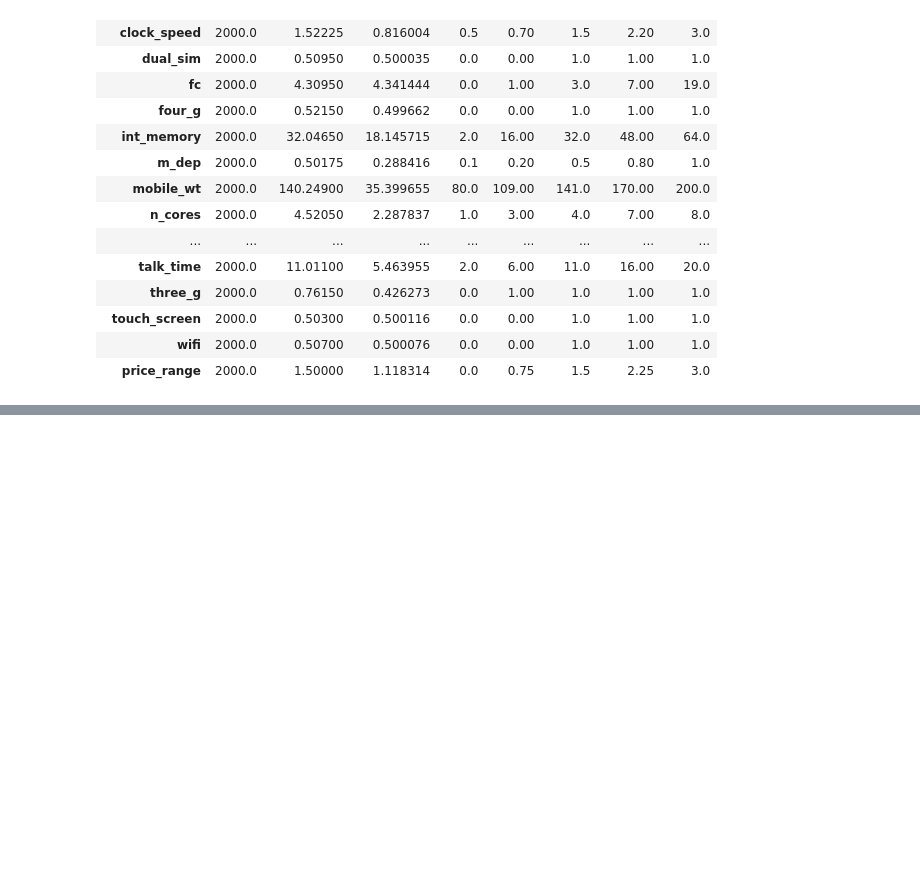
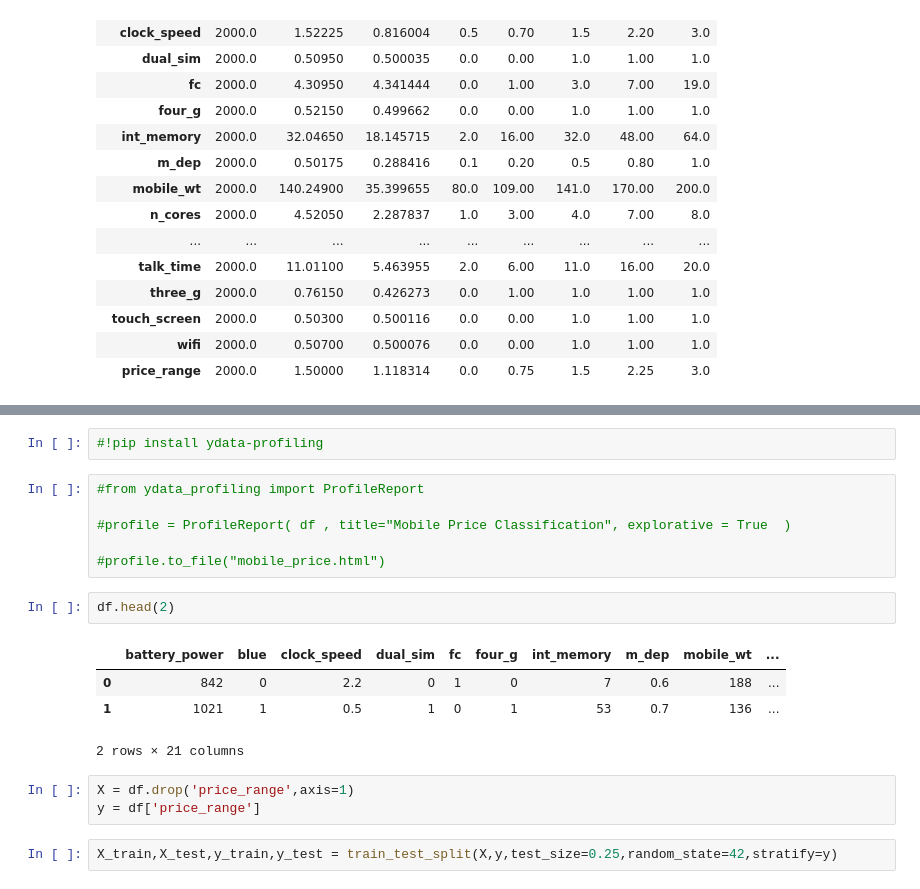
Before and after one commit to sonjoy1s/ML, a Jupyter notebook: Mobile_Price_Classification.ipynb, the cells around one changed output, grey strips where cells are left out. Drawn from its saved outputs; the diff is of its cells as text; blank space fills up the shorter version.

```diff
--- a/Mobile_Price_Classification.ipynb
+++ b/Mobile_Price_Classification.ipynb
@@ -304,0 +96,20 @@ Accuracy : 0.87
+# %%
+#!pip install ydata-profiling
+# %%
+#from ydata_profiling import ProfileReport
+
+#profile = ProfileReport( df , title="Mobile Price Classification", explorative = True  )
+
+#profile.to_file("mobile_price.html")
+# %%
+df.head(2)
+# %% [output]
+|  | battery_power | blue | clock_speed | dual_sim | fc | four_g | int_memory | m_dep | mobile_wt | ... |
+| 0 | 842 | 0 | 2.2 | 0 | 1 | 0 | 7 | 0.6 | 188 | ... |
+| 1 | 1021 | 1 | 0.5 | 1 | 0 | 1 | 53 | 0.7 | 136 | ... |
+2 rows × 21 columns
+# %%
+X = df.drop('price_range',axis=1)
+y = df['price_range']
+# %%
+X_train,X_test,y_train,y_test = train_test_split(X,y,test_size=0.25,random_state=42,stratify=y)
```
Also changed, not shown: parts of 48 cells of this notebook.
